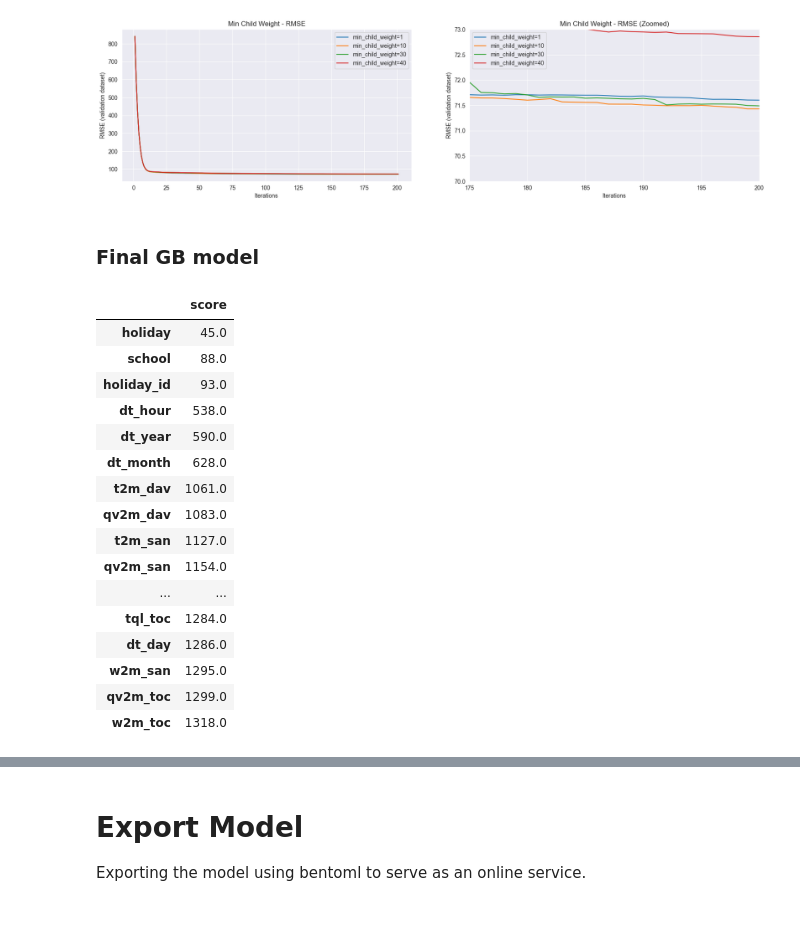
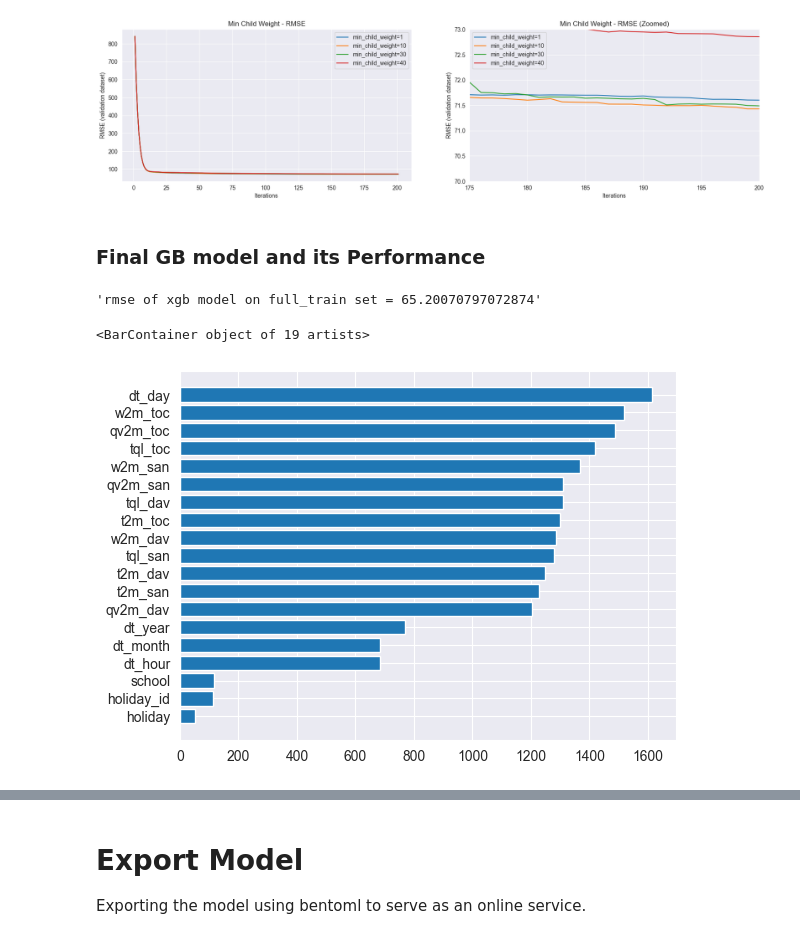
Before and after one commit to kausnz/panama-electricity-load-forecast, a Jupyter notebook: notebook.ipynb, the cells around one changed output, grey strips where cells are left out. Saved outputs shown, nothing was run; the diff lists cells and outputs as text; code cells hidden in the pictures.

```diff
--- a/notebook.ipynb
+++ b/notebook.ipynb
@@ -581,4 +580,4 @@ for min_child_weight, df in scores.items():
 # The above analysis shows min_child_weight=30 gives the best performance.
 chosen_min_child_weight = 30
 # %% [markdown]
-### Final GB model
+### Final GB model and its Performance
@@ -593,23 +584,29 @@ chosen_min_child_weight = 30
+# %%
+# training with full_train and chosen params, df_test as the validation set. Measure the performance.
+chosen_eta = 0.3
+chosen_max_depth = 10
+chosen_min_child_weight = 30
+
+full_train_dicts = df_full_train.to_dict(orient='records')
+X_full_train = dv.transform(full_train_dicts)
+dm_full_train = xgb.DMatrix(X_full_train, label=y_full_train, feature_names=features)
+
+(model, scores) = train_gb_model(dm_train=dm_full_train,
+                                 eta=chosen_eta,
+                                 max_depth=chosen_max_depth,
+                                 min_child_weight=chosen_min_child_weight,
+                                 num_boost_round=201,
+                                 watchlist=[(dm_full_train, 'train'), (dm_test, 'val')])
+
+gb_rmse = scores.sort_values(by='val_rmse').iloc[0, 3]
+f'rmse of xgb model on full_train set = {gb_rmse}'
+# %% [output]
+'rmse of xgb model on full_train set = 65.20070797072874'
 # %%
-df_ft_imp = pd.DataFrame.from_dict(model.get_score(importance_type='weight'), orient='index').sort_values(by=0,
-                                                                                                          ascending=True)
+df_ft_imp = pd.DataFrame.from_dict(
+    model.get_score(importance_type='weight'), orient='index').sort_values(by=0, ascending=True)
 df_ft_imp.columns = ['score']
-df_ft_imp
+plt.barh(df_ft_imp.index, df_ft_imp.score)
 # %% [output]
-|  | score |
-| holiday | 45.0 |
-| school | 88.0 |
-| holiday_id | 93.0 |
-| dt_hour | 538.0 |
-| dt_year | 590.0 |
-| dt_month | 628.0 |
-| t2m_dav | 1061.0 |
-| qv2m_dav | 1083.0 |
-| t2m_san | 1127.0 |
-| qv2m_san | 1154.0 |
-| ... | ... |
-| tql_toc | 1284.0 |
-| dt_day | 1286.0 |
-| w2m_san | 1295.0 |
-| qv2m_toc | 1299.0 |
-| w2m_toc | 1318.0 |
+<BarContainer object of 19 artists>
+[figure, added]
```
Also changed, not shown: parts of 28 cells of this notebook, 13 other files.
